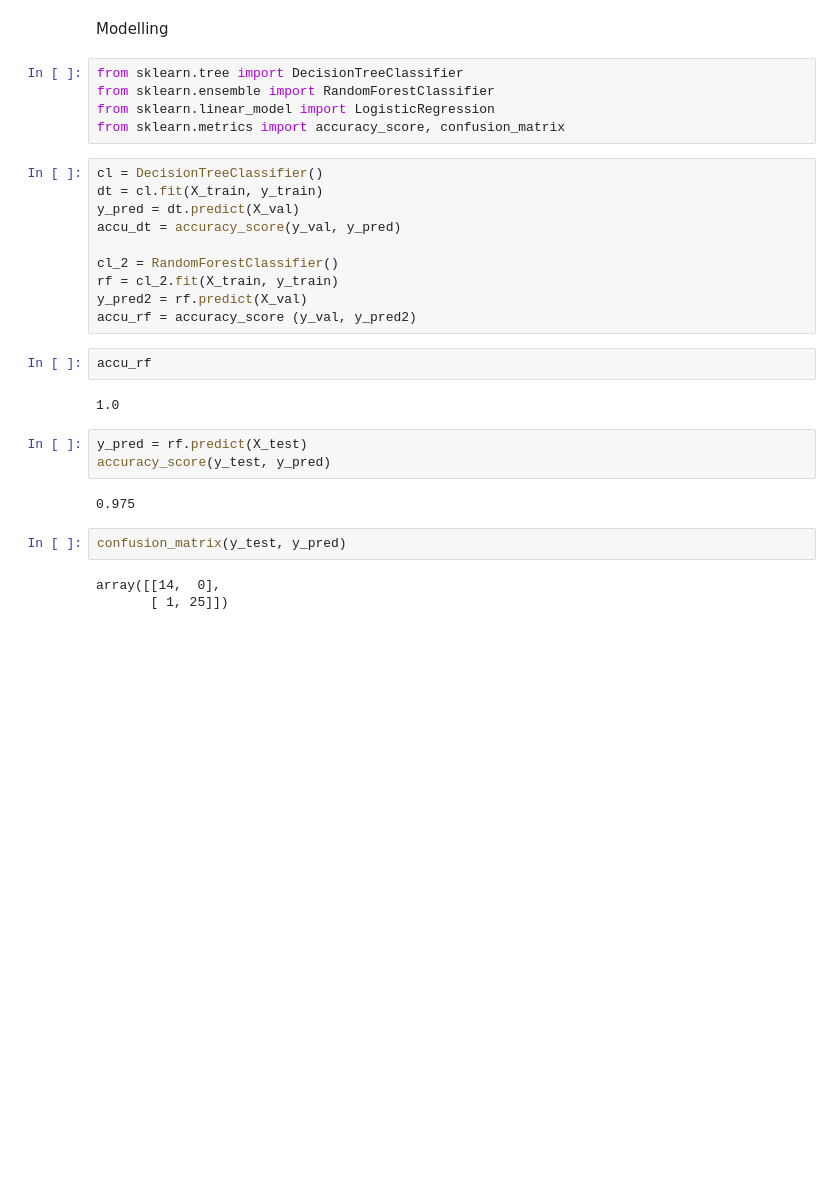
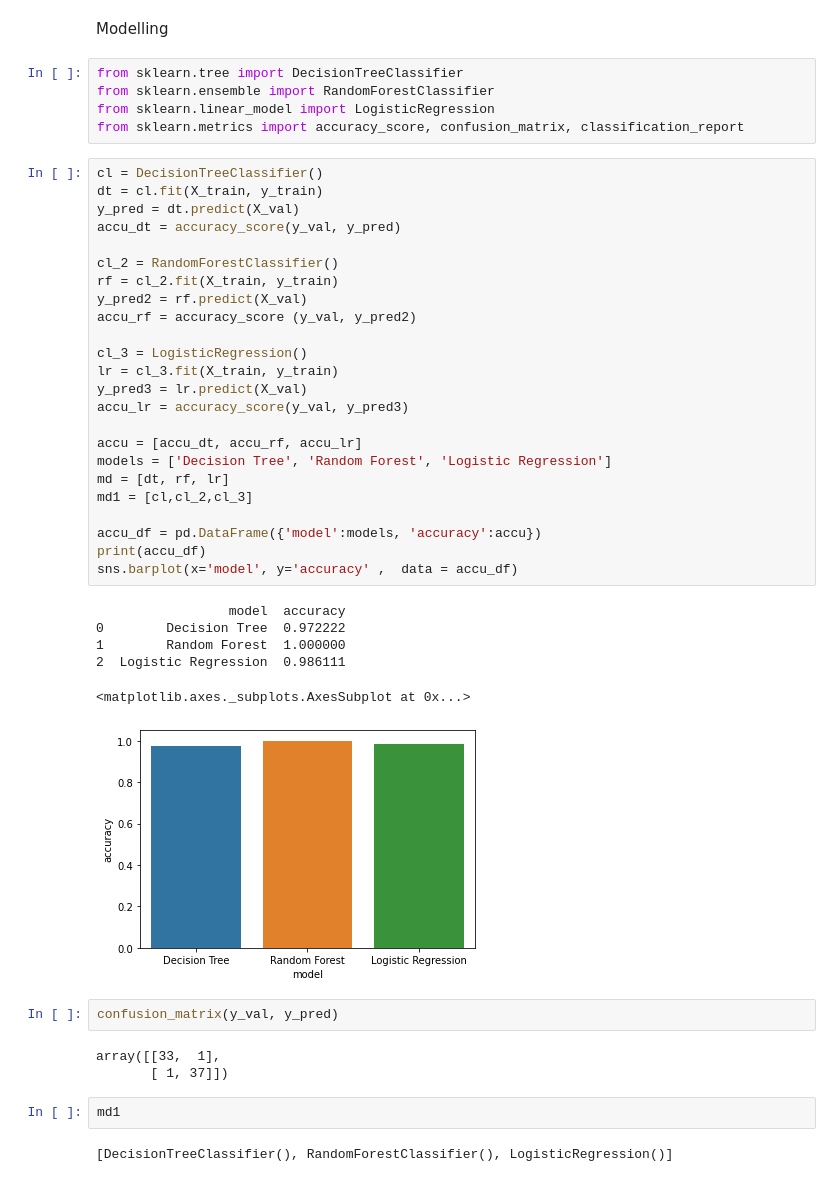
Before and after one commit to TaeMD/ML-projects, a Jupyter notebook: Predicting_CKD.ipynb, the cells around one changed output. Cells and saved outputs as stored; diff of their text form; blank space fills up the shorter version.

```diff
--- a/Predicting_CKD.ipynb
+++ b/Predicting_CKD.ipynb
@@ -1261,28 +1261,44 @@ Modelling
 from sklearn.tree import DecisionTreeClassifier
 from sklearn.ensemble import RandomForestClassifier
 from sklearn.linear_model import LogisticRegression
-from sklearn.metrics import accuracy_score, confusion_matrix
+from sklearn.metrics import accuracy_score, confusion_matrix, classification_report
 # %%
 cl = DecisionTreeClassifier()
 dt = cl.fit(X_train, y_train)
 y_pred = dt.predict(X_val)
 accu_dt = accuracy_score(y_val, y_pred)
 
 cl_2 = RandomForestClassifier()
 rf = cl_2.fit(X_train, y_train)
 y_pred2 = rf.predict(X_val)
 accu_rf = accuracy_score (y_val, y_pred2)
+
+cl_3 = LogisticRegression()
+lr = cl_3.fit(X_train, y_train)
+y_pred3 = lr.predict(X_val)
+accu_lr = accuracy_score(y_val, y_pred3)
+
+accu = [accu_dt, accu_rf, accu_lr]
+models = ['Decision Tree', 'Random Forest', 'Logistic Regression']
+md = [dt, rf, lr]
+md1 = [cl,cl_2,cl_3]
+
+accu_df = pd.DataFrame({'model':models, 'accuracy':accu})
+print(accu_df)
+sns.barplot(x='model', y='accuracy' ,  data = accu_df)
+# %% [output]
+                 model  accuracy
+0        Decision Tree  0.972222
+1        Random Forest  1.000000
+2  Logistic Regression  0.986111
+<matplotlib.axes._subplots.AxesSubplot at 0x...>
+[figure, added]
-# %%
-accu_rf
-# %% [output]
-1.0
-# %%
-y_pred = rf.predict(X_test)
-accuracy_score(y_test, y_pred)
-# %% [output]
-0.975
 # %%
-confusion_matrix(y_test, y_pred)
+confusion_matrix(y_val, y_pred)
 # %% [output]
-array([[14,  0],
-       [ 1, 25]])
+array([[33,  1],
+       [ 1, 37]])
+# %%
+md1
+# %% [output]
+[DecisionTreeClassifier(), RandomForestClassifier(), LogisticRegression()]
```
Also changed, not shown: parts of 15 cells of this notebook.
